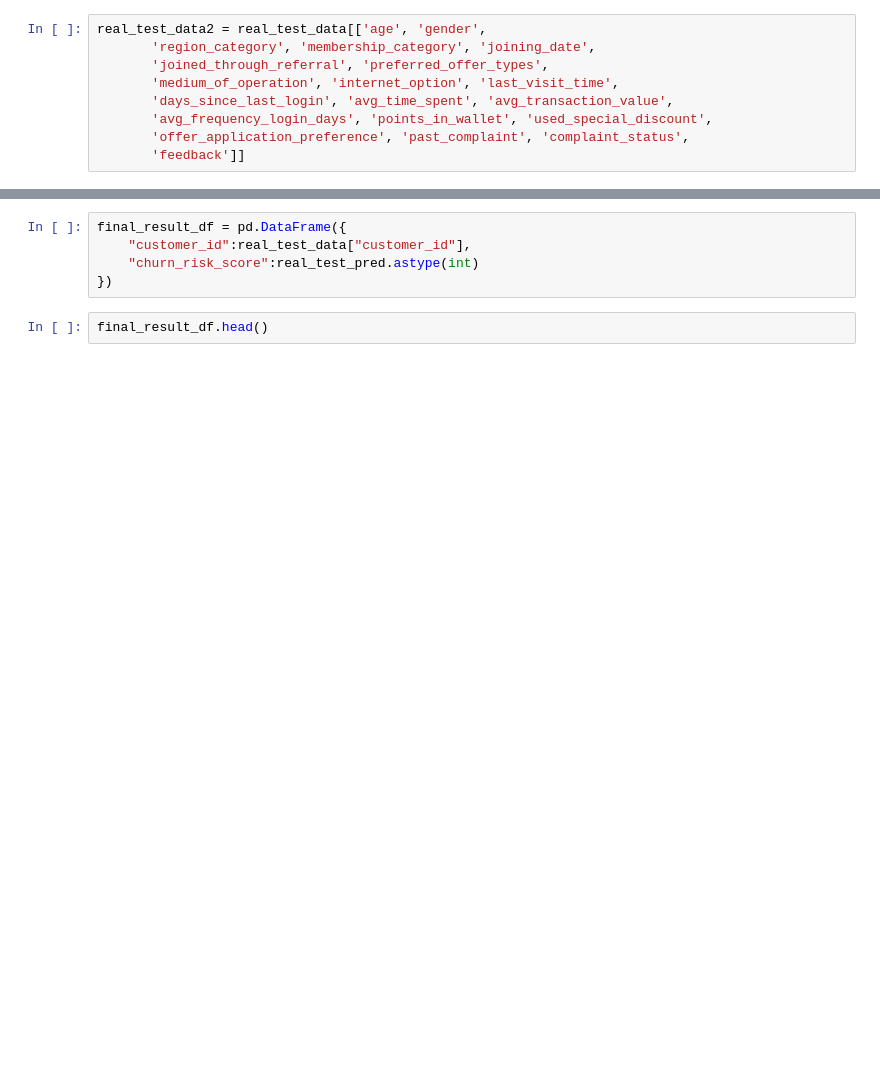
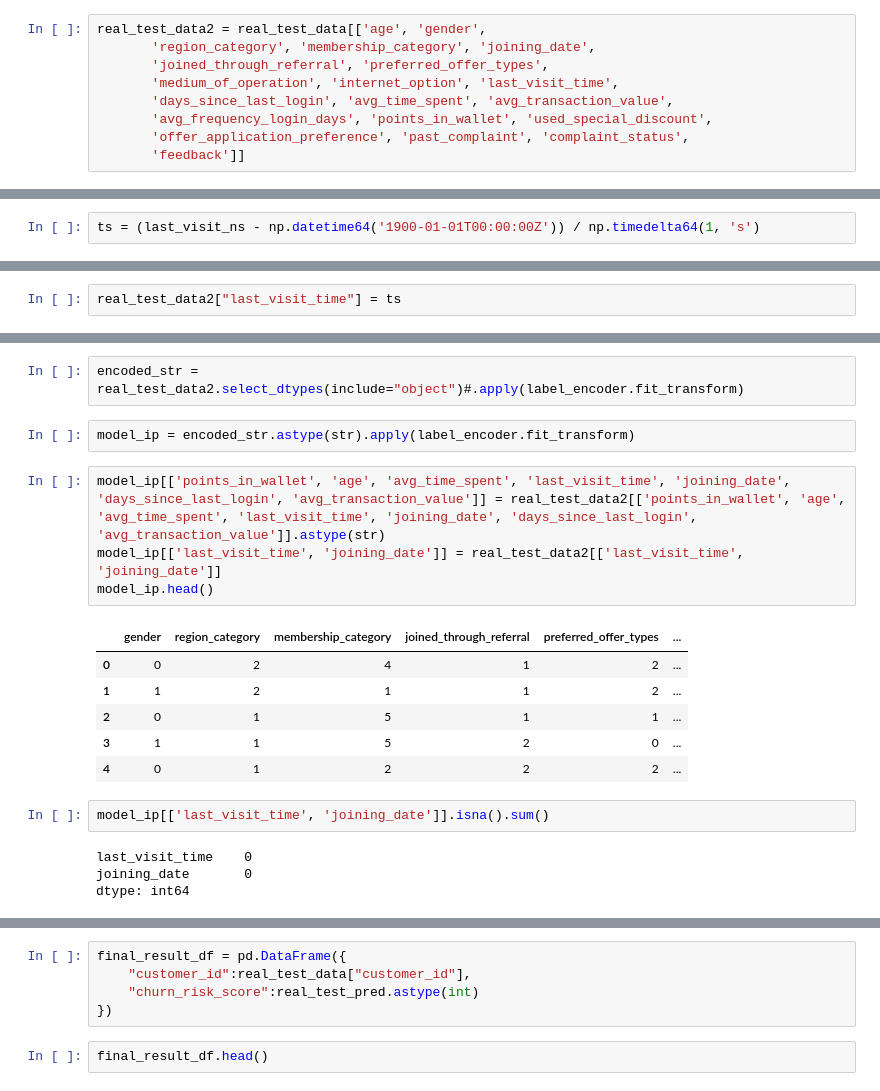
Before and after one commit to Mayank-MP05/How-NOT-to-loose-a-customer-ML-Challenge, a Jupyter notebook: 1-2-Date-Fixed-Random-forest-classifier-Copy1.ipynb, the cells around one changed output, grey strips where cells are left out. Saved outputs shown, nothing was run; the diff lists cells and outputs as text; blank space fills up the shorter version.

Commit message:
Building Cleansing functions for Dataframe column by Column

```diff
--- a/1-2-Date-Fixed-Random-forest-classifier-Copy1.ipynb
+++ b/1-2-Date-Fixed-Random-forest-classifier-Copy1.ipynb
@@ -226,0 +303,2 @@ real_test_data2.dtypes
+# %%
+ts = (last_visit_ns - np.datetime64('1900-01-01T00:00:00Z')) / np.timedelta64(1, 's')
@@ -226,0 +320,2 @@ real_test_data2.dtypes
+# %%
+real_test_data2["last_visit_time"] = ts
@@ -226,0 +342,21 @@ real_test_data2.dtypes
+# %%
+encoded_str = real_test_data2.select_dtypes(include="object")#.apply(label_encoder.fit_transform)
+# %%
+model_ip = encoded_str.astype(str).apply(label_encoder.fit_transform)
+# %%
+model_ip[['points_in_wallet', 'age', 'avg_time_spent', 'last_visit_time', 'joining_date', 'days_since_last_login', 'avg_transaction_value']] = real_test_data2[['points_in_wallet', 'age', 'avg_time_spent', 'last_visit_time', 'joining_date', 'days_since_last_login', 'avg_transaction_value']].astype(str)
+model_ip[['last_visit_time', 'joining_date']] = real_test_data2[['last_visit_time', 'joining_date']]
+model_ip.head()
+# %% [output]
+|  | gender | region_category | membership_category | joined_through_referral | preferred_offer_types | ... |
+| 0 | 0 | 2 | 4 | 1 | 2 | ... |
+| 1 | 1 | 2 | 1 | 1 | 2 | ... |
+| 2 | 0 | 1 | 5 | 1 | 1 | ... |
+| 3 | 1 | 1 | 5 | 2 | 0 | ... |
+| 4 | 0 | 1 | 2 | 2 | 2 | ... |
+# %%
+model_ip[['last_visit_time', 'joining_date']].isna().sum()
+# %% [output]
+last_visit_time    0
+joining_date       0
+dtype: int64
```
Also changed, not shown: parts of 22 cells of this notebook, 4 other files.
